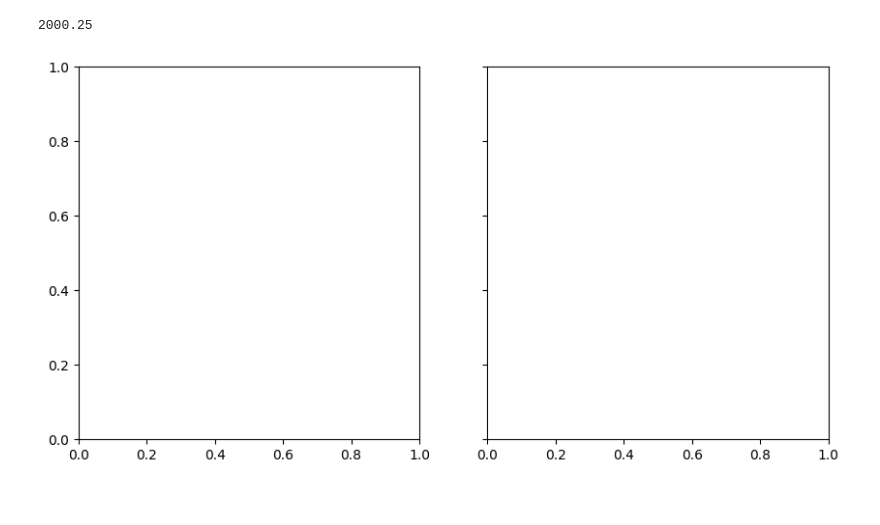
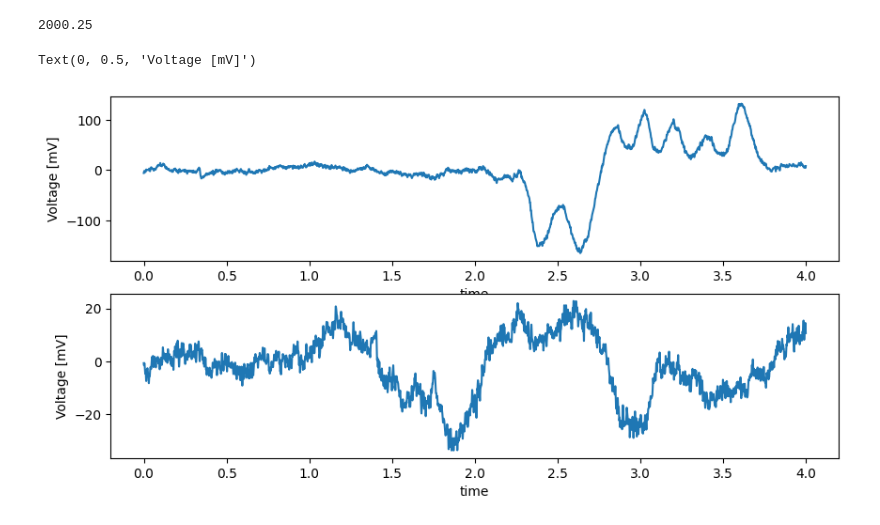
Before and after one commit to caseymacelhiney/neuro265, a Jupyter notebook: coding_homework_5.ipynb, the cells around one changed output. Cells and saved outputs as stored; diff of their text form; code cells hidden in the pictures.

```diff
--- a/coding_homework_5.ipynb
+++ b/coding_homework_5.ipynb
@@ -77,6 +77,13 @@ hz
 # %%
 #In a new Code Cell, plot the first trial of acc_hits in one subplot, and the first trial of acc_fa in another subplot.
 #Plot your time variable on the x-axis.
-fig,ax = plt.subplots(1,2,figsize=(10,5),sharey=True)
+fig,ax = plt.subplots(2,figsize=(10,5))
+ax[0].plot(time, acc_hits[0])
+ax[0].set_xlabel('time')
+ax[0].set_ylabel('Voltage [mV]')
+ax[1].plot(time, acc_fa[0])
+ax[1].set_xlabel('time')
+ax[1].set_ylabel('Voltage [mV]')
 # %% [output]
+Text(0, 0.5, 'Voltage [mV]')
-[figure, old version]
+[figure, new version]
```
Also changed, not shown: parts of 5 cells of this notebook.
